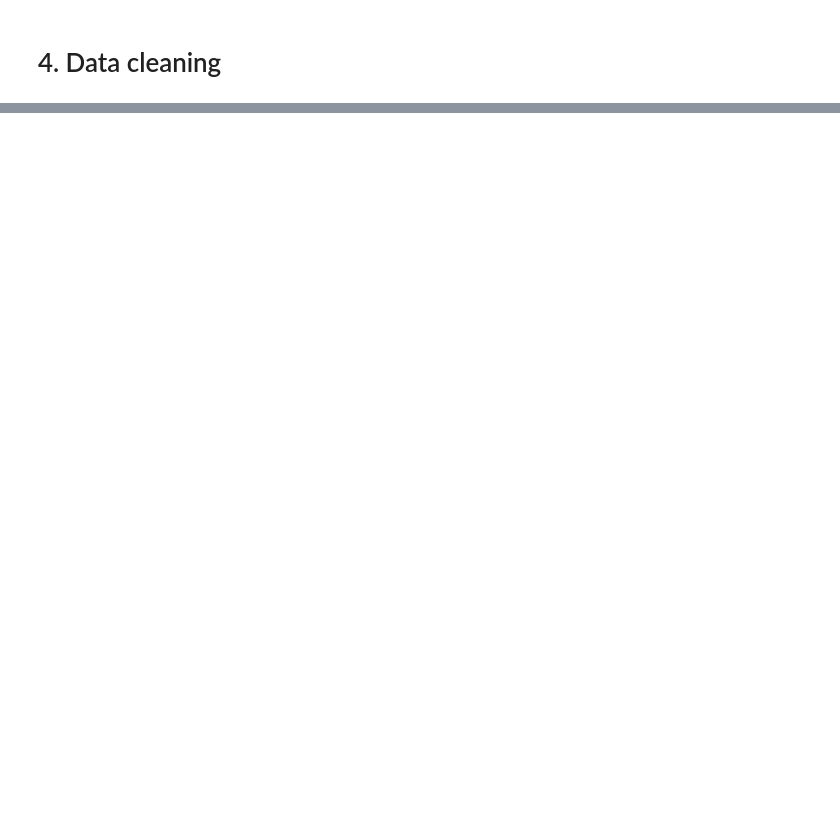
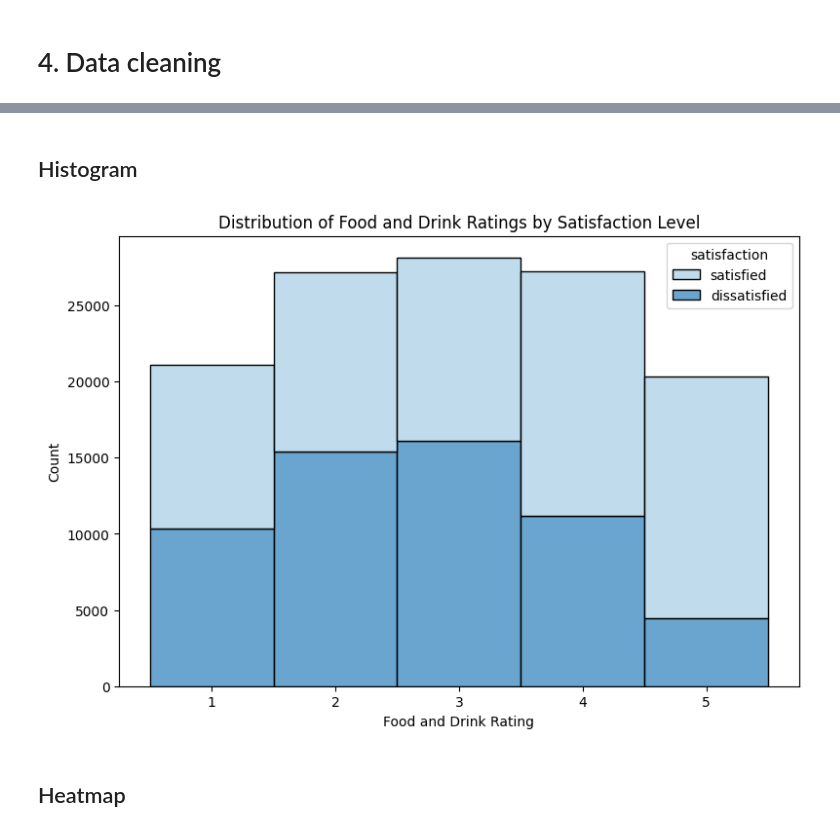
Before and after one commit to HusainE29/Airlines-Dataset, a Jupyter notebook: Airlines Quality Analysis Report.ipynb, the cells around one changed output, grey strips where cells are left out. Drawn from its saved outputs; the diff is of its cells as text; code cells hidden in the pictures; blank space fills up the shorter version.

```diff
--- a/Airlines Quality Analysis Report.ipynb
+++ b/Airlines Quality Analysis Report.ipynb
@@ -90,0 +166,6 @@ df.drop(["Departure/Arrival time convenient",
+# %%
+df2 = df[['satisfaction', 'Food and drink']]
+# %%
+# Since the Food and drink column is a rating from 1 to 5, let us remove any 0 rating
+df_filtered = df2.loc[df2['Food and drink'] != 0]
+df_filtered
@@ -90,0 +186,22 @@ df.drop(["Departure/Arrival time convenient",
+# %% [markdown]
+## Histogram
+# %%
+plt.figure(figsize = (9, 6))
+# Use numpy to define bin edges
+bin_edges = np.arange(0.5, 6.5, 1)  # Create bins that are centered around integers
+sns.histplot(data = df_filtered,
+             x = 'Food and drink',
+             hue = 'satisfaction',
+             multiple = 'stack',
+             palette = 'Blues',
+             bins = bin_edges)
+plt.title('Distribution of Food and Drink Ratings by Satisfaction Level')
+plt.xlabel('Food and Drink Rating')
+plt.ylabel('Count')
+plt.xticks(ticks = np.arange(1, 6, 1))  # Set x-axis ticks to whole numbers
+plt.savefig('Distribution_of_Food_and_Drink_Ratings_by_Satisfaction_Level.png', format = 'png', dpi = 2000)
+plt.show()
+# %% [output]
+[figure, added]
+# %% [markdown]
+## Heatmap
```
Also changed, not shown: parts of 20 cells of this notebook.
